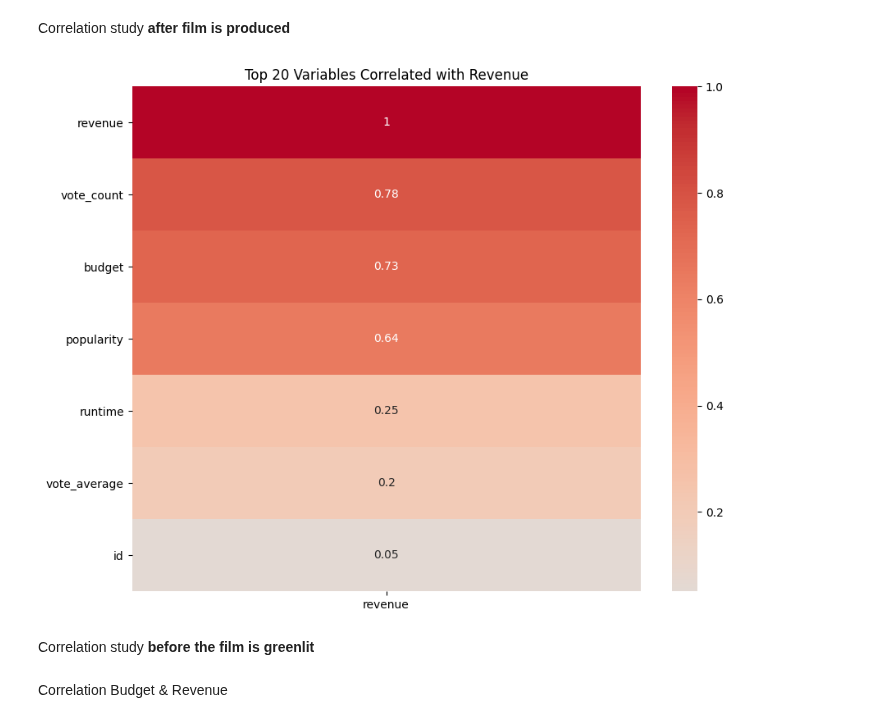
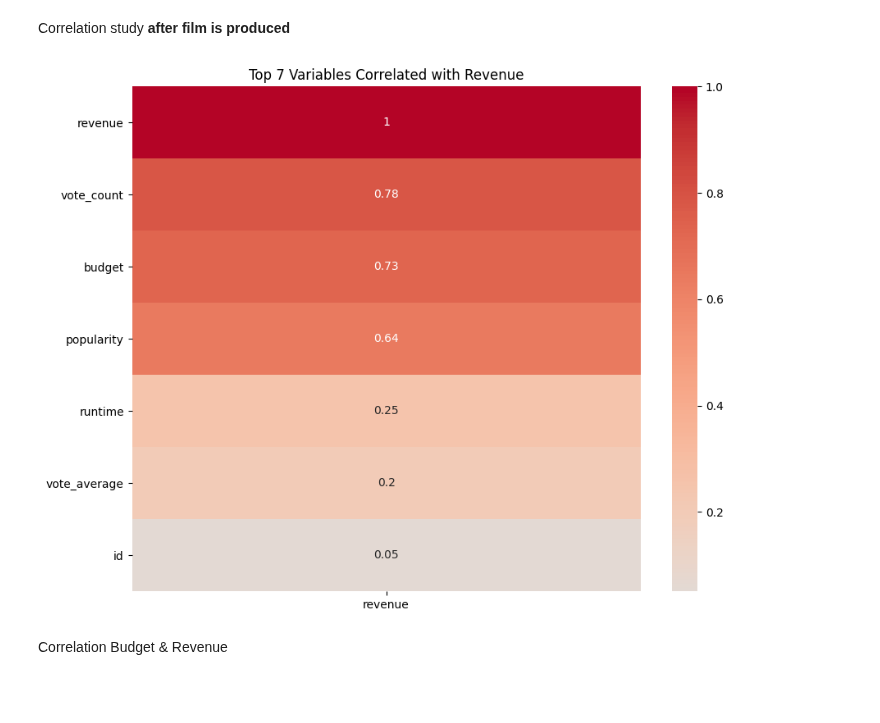
Before and after one commit to Agnieszkalukasiak/Film_Hit_prediction, a Jupyter notebook: jupyter_notebooks/3_Film_success_study.ipynb, the cells around one changed output. Saved outputs shown, nothing was run; the diff lists cells and outputs as text; code cells hidden in the pictures; blank space fills up the shorter version.

Commit message:
final clean of study notebook

```diff
--- a/jupyter_notebooks/3_Film_success_study.ipynb
+++ b/jupyter_notebooks/3_Film_success_study.ipynb
@@ -229,33 +222,29 @@ Correlation study **after film is produced**
 # %%
 import os
 import seaborn as sns
 import matplotlib.pyplot as plt
 import pandas as pd
 
 import matplotlib.pyplot as plt
 import seaborn as sns
 import pandas as pd
 
 df_movies = pd.read_csv('/workspace/Film_Hit_prediction/jupyter_notebooks/outputs/datasets/collection/merged_movie_data.csv')
 
-# Correlation matrix
 correlation_matrix = df_movies.corr()
 
 top_7_corr = correlation_matrix[['revenue']].abs().sort_values(by='revenue', ascending=False).head(20)
 
-# Plot
 plt.figure(figsize=(10, 8))
-sns.heatmap(top_20_corr, annot=True, cmap='coolwarm', center=0)
+sns.heatmap(top_7_corr, annot=True, cmap='coolwarm', center=0)
 plt.title('Top 7 Variables Correlated with Revenue')
 
 os.makedirs('/workspace/Film_Hit_prediction/jupyter_notebooks/outputs/figures', exist_ok=True)
 plt.savefig('/workspace/Film_Hit_prediction/jupyter_notebooks/outputs/figures/after_production_correlations_study.png', bbox_inches='tight')
 
 plt.show()
 # %% [output]
-[figure, old version]
+[figure, new version]
-# %% [markdown]
-Correlation study **before the film is greenlit**
 # %% [markdown]
 Correlation Budget & Revenue
 # %%
```
Also changed, not shown: parts of 5 cells of this notebook, 3 other files.
